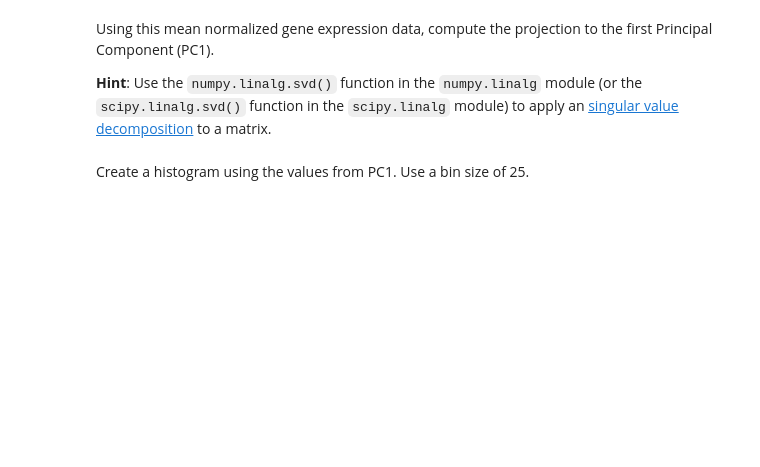
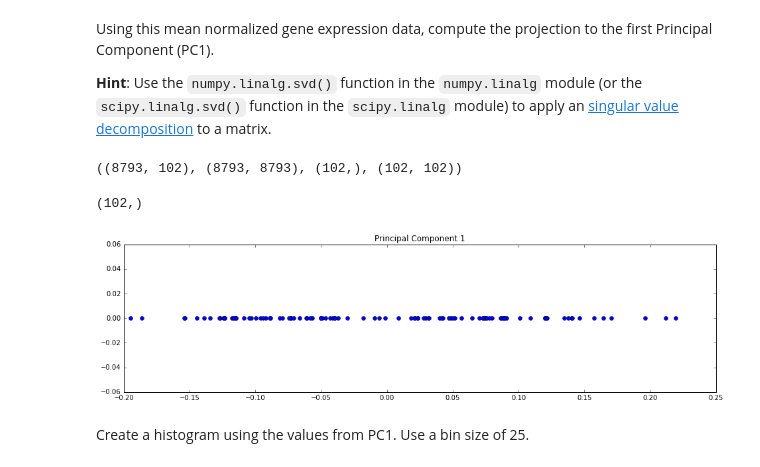
Before and after one commit to anshullahoti/Intro-Data-Science, a Jupyter notebook: Unit2-Applying Statistics/Homework/HW2P1.ipynb, the cells around one changed output. Saved outputs shown, nothing was run; the diff lists cells and outputs as text; code cells hidden in the pictures; blank space fills up the shorter version.

```diff
--- a/Unit2-Applying Statistics/Homework/HW2P1.ipynb
+++ b/Unit2-Applying Statistics/Homework/HW2P1.ipynb
@@ -102,0 +225,3 @@ Next, subset the `exprs` DataFrame to only include the samples with the CEU ethn
+# %%
+exprsCEU = exprs.loc[:, sampleinfoCEU.filename]
+exprsCEU.head()
@@ -110,0 +244,3 @@ Compute the average gene expression intensity in the `exprsCEU` DataFrame across
+# %%
+meanNormalizedExprsCEU = exprsCEU.apply(lambda intensity: intensity - exprsCEU.mean(axis=1))
+meanNormalizedExprsCEU.head()
@@ -117,2 +262,20 @@ Using this mean normalized gene expression data, compute the projection to the f
+# %%
+U, s, Vt = np.linalg.svd(meanNormalizedExprsCEU.values, full_matrices=True)
+meanNormalizedExprsCEU.values.shape, U.shape, s.shape, Vt.shape
+# %% [output]
+((8793, 102), (8793, 8793), (102,), (102, 102))
+# %%
+V = Vt.transpose()
+PC1 = V[:, 0]
+PC1.shape
+# %% [output]
+(102,)
+# %%
+fig = plt.figure(figsize=(16,4))
+plt.plot(PC1, np.zeros_like(PC1), 'o')
+plt.title("Principal Component 1")
+plt.show()
+# %% [output]
+[figure, added]
 # %% [markdown]
 Create a histogram using the values from PC1.  Use a bin size of 25.
```
Also changed, not shown: parts of 37 cells of this notebook.
